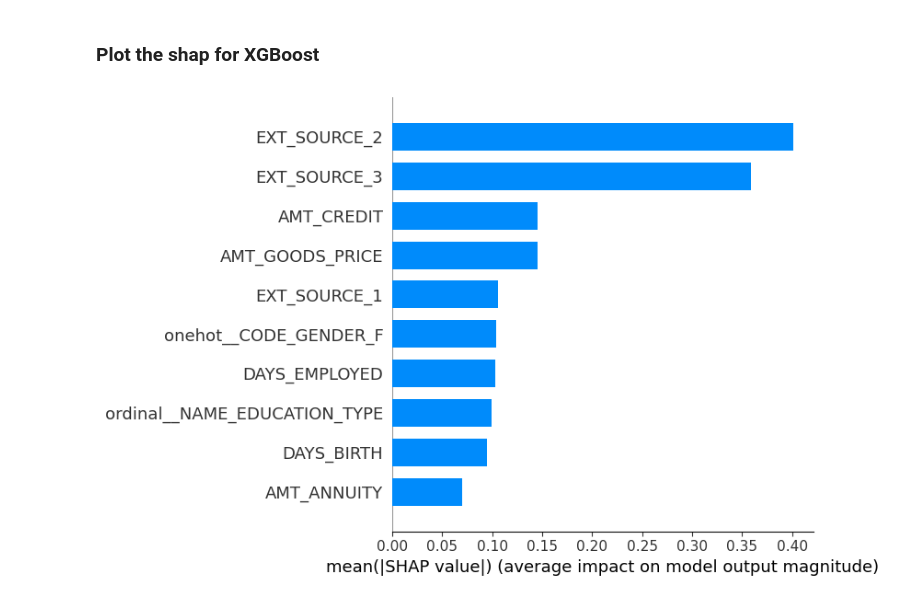
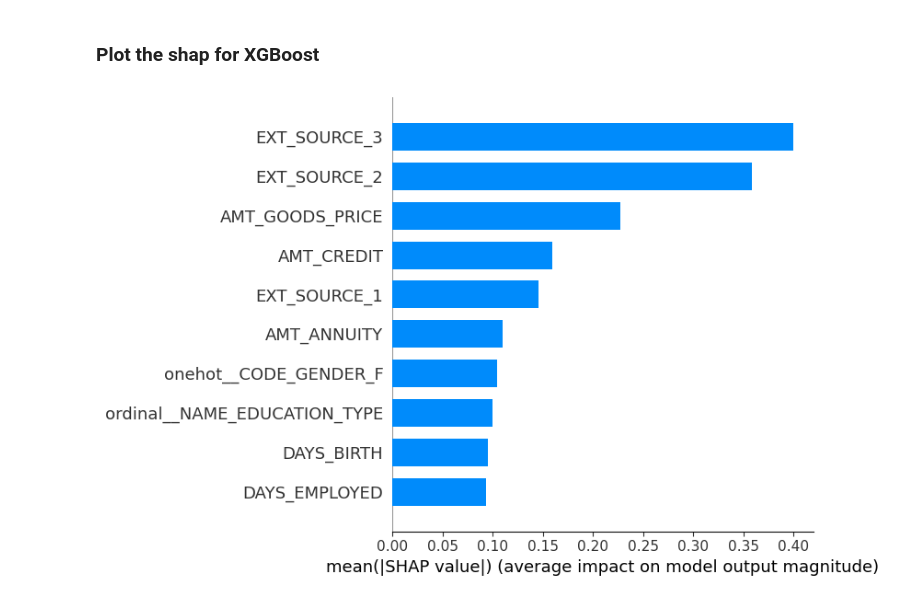
Before and after one commit to santra11/Credit-Scoring, a Jupyter notebook: scoringcredit.ipynb, the cells around one changed output. Drawn from its saved outputs; the diff is of its cells as text; code cells hidden in the pictures.

```diff
--- a/scoringcredit.ipynb
+++ b/scoringcredit.ipynb
@@ -1161,6 +1161,6 @@ Recall for Random Forest: 0.665740373163954
 **SHAP shows the contribution or the importance of each feature on the prediction of the model, it does not evaluate the quality of the prediction itself.**
 # %%
 # We take a small sample of the test data for shap
-x_test=X_test.sample(100)
+x_train=X_train.sample(100)
 # %%
 explainer = shap.TreeExplainer(rf)
@@ -1253,8 +1253,8 @@ Recall for XGBoost: 0.6863834855101231
 ### Plot the shap for XGBoost
 # %%
 explainer = shap.TreeExplainer(xgb)
-shap_values = explainer.shap_values(x_test)
+shap_values = explainer.shap_values(x_train)
 # %%
-shap.summary_plot(shap_values, x_test, plot_type="bar", max_display=10)
+shap.summary_plot(shap_values, x_train, plot_type="bar", max_display=10)
 # %% [output]
-[figure, old version]
+[figure, new version]
```
Also changed, not shown: parts of 30 cells of this notebook.
